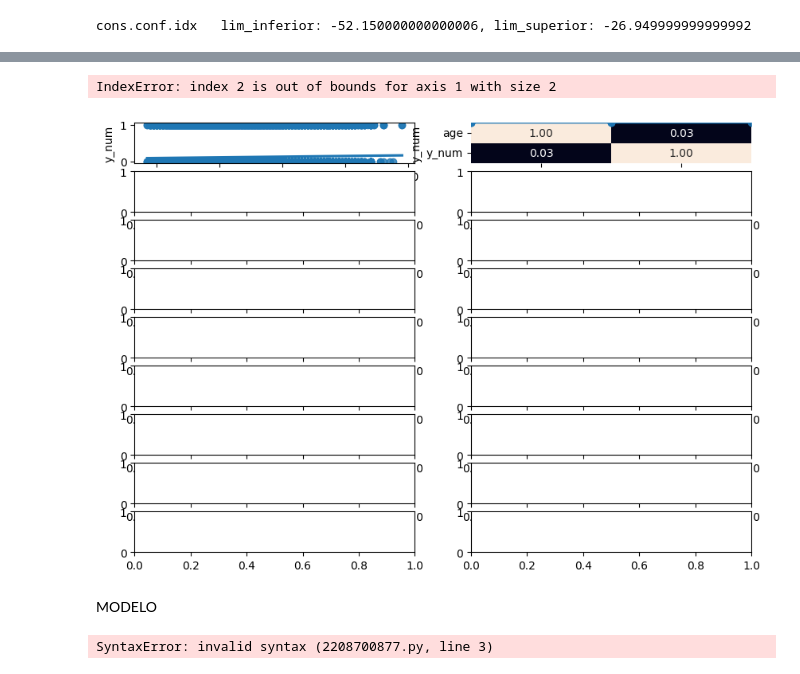
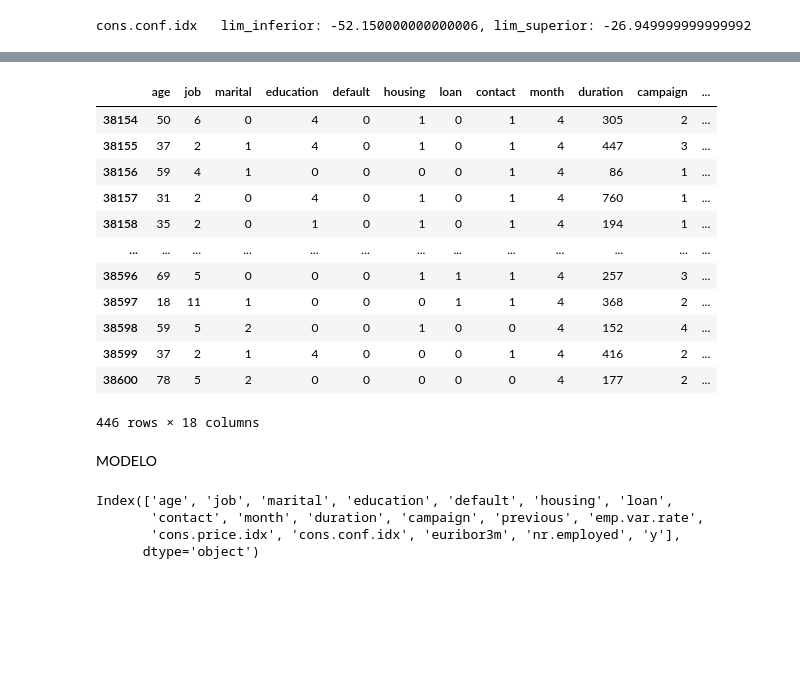
Before and after one commit to Nicolas-DL/regresiones_logisticas, a Jupyter notebook: src/explore.ipynb, the cells around one changed output, grey strips where cells are left out. Saved outputs shown, nothing was run; the diff lists cells and outputs as text; code cells hidden in the pictures; blank space fills up the shorter version.

```diff
--- a/src/explore.ipynb
+++ b/src/explore.ipynb
@@ -235,3 +254,5 @@ sns.heatmap(df_corr.corr(), annot = True, fmt = ".2f")
 # %% [output]
 <Axes: >
 [figure]
+# %%
+df_corr.drop(['day_of_week'], axis=1, inplace=True)
@@ -285,5 +311,5 @@ np.int64(2)
 # %%
 print(f'df sin eliminar registros de duration: {df_corr.shape}')
-df_corr = df_corr[df_corr['duration']<= 4000]
+df_corr = df_corr[df_corr['duration']<= 3700]
 print(f'df con registros eliminados de duration: {df_corr.shape}')
 # %% [output]
@@ -300,5 +326,5 @@ np.int64(1)
 # %%
 print(f'df sin eliminar registros de campaign: {df_corr.shape}')
-df_corr = df_corr[df_corr['campaign'] <= 50]
+df_corr = df_corr[df_corr['campaign'] <= 40]
 print(f'df con registros eliminados de campaign: {df_corr.shape}')
 # %% [output]
@@ -384,23 +341,18 @@ df['y_num'] = pd.factorize(df['y'])[0]
-# %%
-fig, axis = plt.subplots(9, 2, figsize = (10, 7))
-
-df_numericas = ['age', 'duration', 'campaign', 'previous', 'emp.var.rate','cons.price.idx', 'cons.conf.idx', 'euribor3m', 'nr.employed']
-
-for i, cat_numerica in enumerate(df_numericas):
-    row, col = i // 2, i % 2
-    sns.regplot(ax=axis[row, col], data=df, x=cat_numerica, y=df['y_num'])
-    sns.heatmap(df[[cat_numerica, 'y_num']].corr(), annot=True, fmt='.2f', ax=axis[row, col+1], cbar=False)
-
-#sns.regplot(ax = axis[0, 0], data = total_data, x = "Fare", y = "Survived")
-#sns.heatmap(total_data[["Survived", "Fare"]].corr(), annot = True, fmt = ".2f", ax = axis[1, 0], cbar = False)
-#sns.regplot(ax = axis[0, 1], data = total_data, x = "Age", y = "Survived").set(ylabel=None)
-#sns.heatmap(total_data[["Survived", "Age"]].corr(), annot = True, fmt = ".2f", ax = axis[1, 1])
-
-
-plt.tight_layout()
-
-# Mostrar el plot
-plt.show()
-# %% [output]
-IndexError: index 2 is out of bounds for axis 1 with size 2
-[figure, removed]
+# %%
+outliers = df_corr[df_corr['cons.conf.idx'] > -26.949]
+outliers.to_csv('../data/processed/consconfidx_Outliers.csv', index=False)
+outliers
+# %% [output]
+|  | age | job | marital | education | default | housing | loan | contact | month | duration | campaign | ... |
+| 38154 | 50 | 6 | 0 | 4 | 0 | 1 | 0 | 1 | 4 | 305 | 2 | ... |
+| 38155 | 37 | 2 | 1 | 4 | 0 | 1 | 0 | 1 | 4 | 447 | 3 | ... |
+| 38156 | 59 | 4 | 1 | 0 | 0 | 0 | 0 | 1 | 4 | 86 | 1 | ... |
+| 38157 | 31 | 2 | 0 | 4 | 0 | 1 | 0 | 1 | 4 | 760 | 1 | ... |
+| 38158 | 35 | 2 | 0 | 1 | 0 | 1 | 0 | 1 | 4 | 194 | 1 | ... |
+| ... | ... | ... | ... | ... | ... | ... | ... | ... | ... | ... | ... | ... |
+| 38596 | 69 | 5 | 0 | 0 | 0 | 1 | 1 | 1 | 4 | 257 | 3 | ... |
+| 38597 | 18 | 11 | 1 | 0 | 0 | 0 | 1 | 1 | 4 | 368 | 2 | ... |
+| 38598 | 59 | 5 | 2 | 0 | 0 | 1 | 0 | 0 | 4 | 152 | 4 | ... |
+| 38599 | 37 | 2 | 1 | 4 | 0 | 0 | 0 | 1 | 4 | 416 | 2 | ... |
+| 38600 | 78 | 5 | 2 | 0 | 0 | 0 | 0 | 0 | 4 | 177 | 2 | ... |
+446 rows × 18 columns
@@ -412,6 +371,14 @@ y= df_numericas['y']
+# %%
+df_clean.columns
+# %% [output]
+Index(['age', 'job', 'marital', 'education', 'default', 'housing', 'loan',
+       'contact', 'month', 'duration', 'campaign', 'previous', 'emp.var.rate',
+       'cons.price.idx', 'cons.conf.idx', 'euribor3m', 'nr.employed', 'y'],
+      dtype='object')
 # %%
 from sklearn.model_selection import train_test_split
 
-X_train, X_test, y_train, , y_test = train_test_split(X, y, random_state=42, train_size=0.8)
+X = df_clean.drop(['y'], axis=1)
+y= df_clean['y']
+
+X_train, X_test, y_train, y_test = train_test_split(X, y, test_size=0.2, random_state=42)
-# %% [output]
-SyntaxError: invalid syntax (2208700877.py, line 3)
```
Also changed, not shown: parts of 36 cells of this notebook, 5 other files.
